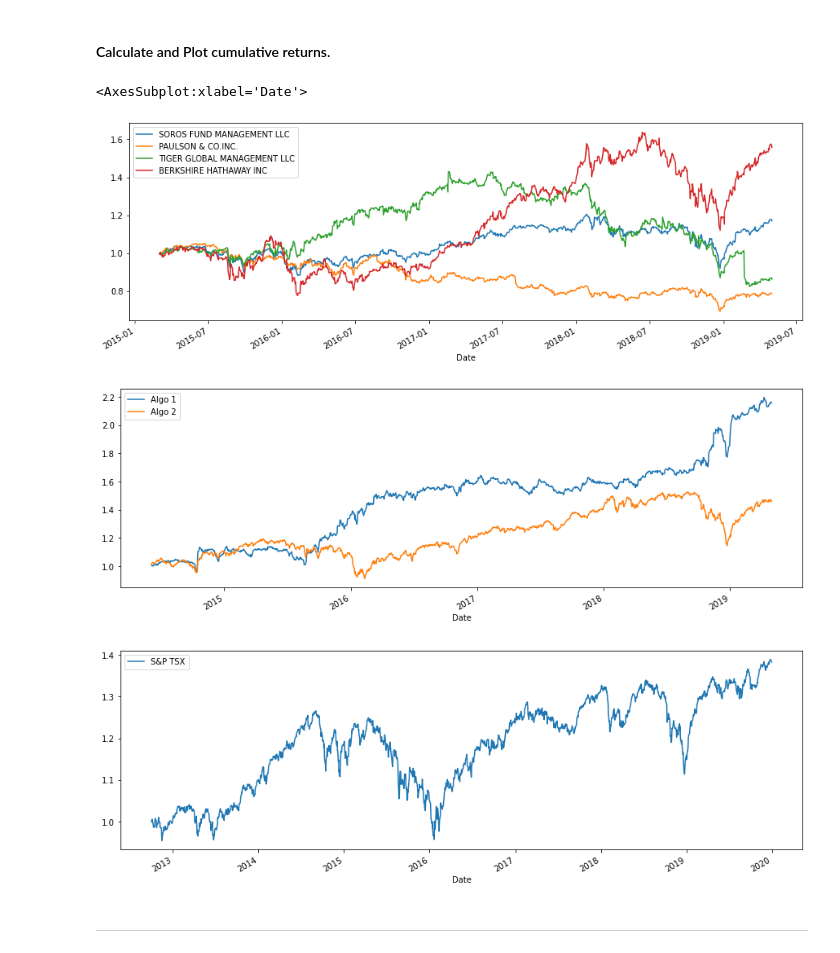
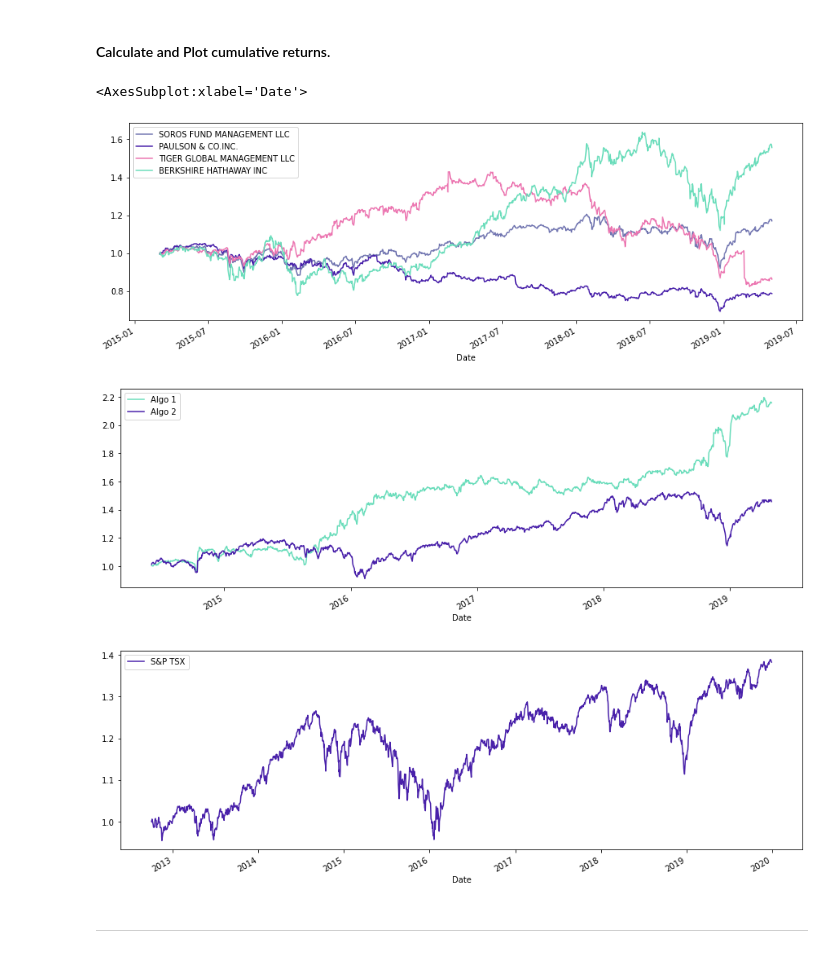
Before and after one commit to adamgulyas/pandas-homework, a Jupyter notebook: whale_analysis.ipynb, the cells around one changed output. Cells and saved outputs as stored; diff of their text form; code cells hidden in the pictures.

```diff
--- a/whale_analysis.ipynb
+++ b/whale_analysis.ipynb
@@ -125,8 +125,8 @@ sp_tsx_history["Close"] = sp_tsx_history["Close"].str.replace(r"[$,]", "", regex
 sp_tsx_history["Close"] = sp_tsx_history["Close"].astype("float")
 # %%
 # Calculate Daily Returns
-sp_tsx_returns = (sp_tsx_history - sp_tsx_history.shift(1)) / sp_tsx_history.shift(1)
-sp_tsx_returns.head()
+sp_tsx_daily_returns = (sp_tsx_history - sp_tsx_history.shift(1)) / sp_tsx_history.shift(1)
+sp_tsx_daily_returns.head()
 # %% [output]
 |  | Close |
 | Date |  |
@@ -137,10 +137,10 @@ sp_tsx_returns.head()
 | 2012-10-05 | -0.002305 |
 # %%
 # Drop nulls
-sp_tsx_returns = sp_tsx_returns.dropna().copy(deep=True)
+sp_tsx_daily_returns = sp_tsx_daily_returns.dropna().copy(deep=True)
 # %%
 # Rename `Close` Column to be specific to this portfolio.
-sp_tsx_returns = sp_tsx_returns.rename(columns={"Close": "S&P TSX"})
+sp_tsx_daily_returns = sp_tsx_daily_returns.rename(columns={"Close": "S&P TSX"})
 # %% [markdown]
 ## Combine Whale, Algorithmic, and S&P TSX 60 Returns
 # %%
@@ -177,0 +168,12 @@ sp_tsx_returns.plot(figsize=(15,5))
+# %%
+# Set document linechart dimensions and colors
+linechart = (15,5)
+one_line = '#4921AA'
+two_lines = ['#6ADDBB','#4921AA']
+three_lines = ['#4921AA','#EC76B1','#6ADDBB']
+four_lines = ['#7276B1','#4921AA','#EC76B1','#6ADDBB']
+
+# Plot daily returns of all portfolios
+whale_daily_returns.plot(figsize=linechart, color=four_lines)
+algo_daily_returns.plot(figsize=linechart, color=two_lines)
+sp_tsx_daily_returns.plot(figsize=linechart, color=one_line)
@@ -179,18 +186,18 @@ sp_tsx_returns.plot(figsize=(15,5))
 #### Calculate and Plot cumulative returns.
 # %%
 # Calculate cumulative returns of all portfolios
-whale_cumulative_returns = (1 + whale_returns).cumprod()
-algo_cumulative_returns = (1 + algo_returns).cumprod()
-sp_tsx_cumulative_returns = (1 + sp_tsx_returns).cumprod()
+whale_cumulative_returns = (1 + whale_daily_returns).cumprod()
+algo_cumulative_returns = (1 + algo_daily_returns).cumprod()
+sp_tsx_cumulative_returns = (1 + sp_tsx_daily_returns).cumprod()
 
-whale_cumulative_returns.plot(figsize=(15,5))
-algo_cumulative_returns.plot(figsize=(15,5))
-sp_tsx_cumulative_returns.plot(figsize=(15,5))
+whale_cumulative_returns.plot(figsize=linechart, color=four_lines)
+algo_cumulative_returns.plot(figsize=linechart, color=two_lines)
+sp_tsx_cumulative_returns.plot(figsize=linechart, color=one_line)
 # %% [output]
 <AxesSubplot:xlabel='Date'>
-[figure, old version]
+[figure, new version]
-[figure, old version]
+[figure, new version]
-[figure, old version]
+[figure, new version]
 # %% [markdown]
 ---
 # %% [markdown]
```
Also changed, not shown: parts of 44 cells of this notebook, 6 other files.
